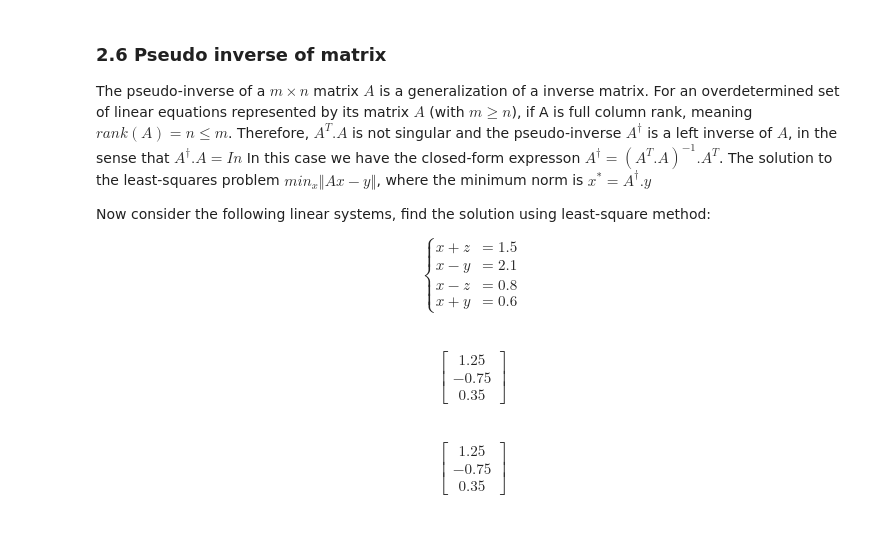
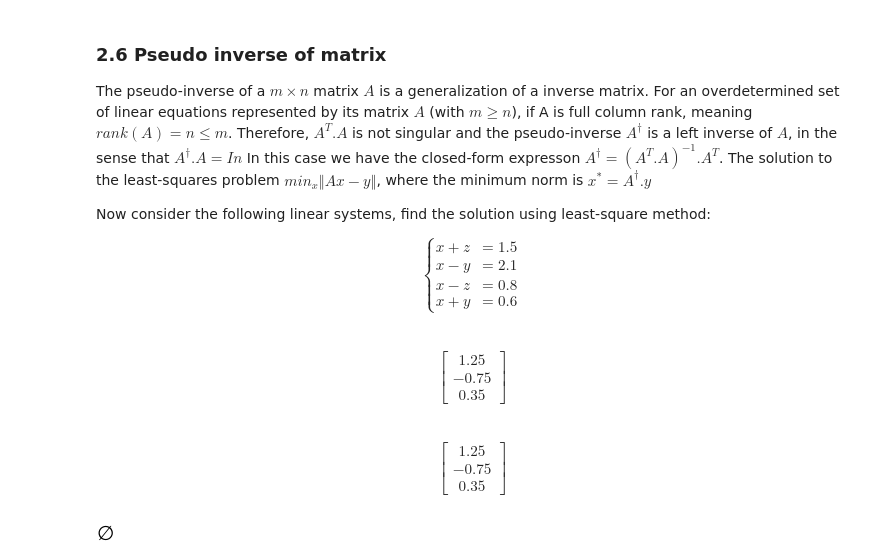
Before and after one commit to ebenezer11/CAD1-sympy, a Jupyter notebook: lab4.ipynb, the cells around one changed output. Cells and saved outputs as stored; diff of their text form; code cells hidden in the pictures; blank space fills up the shorter version.

```diff
--- a/lab4.ipynb
+++ b/lab4.ipynb
@@ -343,3 +397,11 @@ $$\left[\begin{matrix}1.25\\-0.75\\0.35\end{matrix}\right]$$
 N.solve_least_squares(M)
 # %% [output]
 $$\left[\begin{matrix}1.25\\-0.75\\0.35\end{matrix}\right]$$
+# %%
+eqn1 = Eq(x+z, 1.5)
+eqn2 = Eq(x-y, 2.1)
+eqn3 = Eq(x-z, 0.8)
+eqn4 = Eq(x+y, 0.6)
+linsolve((eqn1, eqn2, eqn3, eqn4), (x, y, z))
+# %% [output]
+[figure, added]
```
Also changed, not shown: parts of 28 cells of this notebook, 2 other files.
